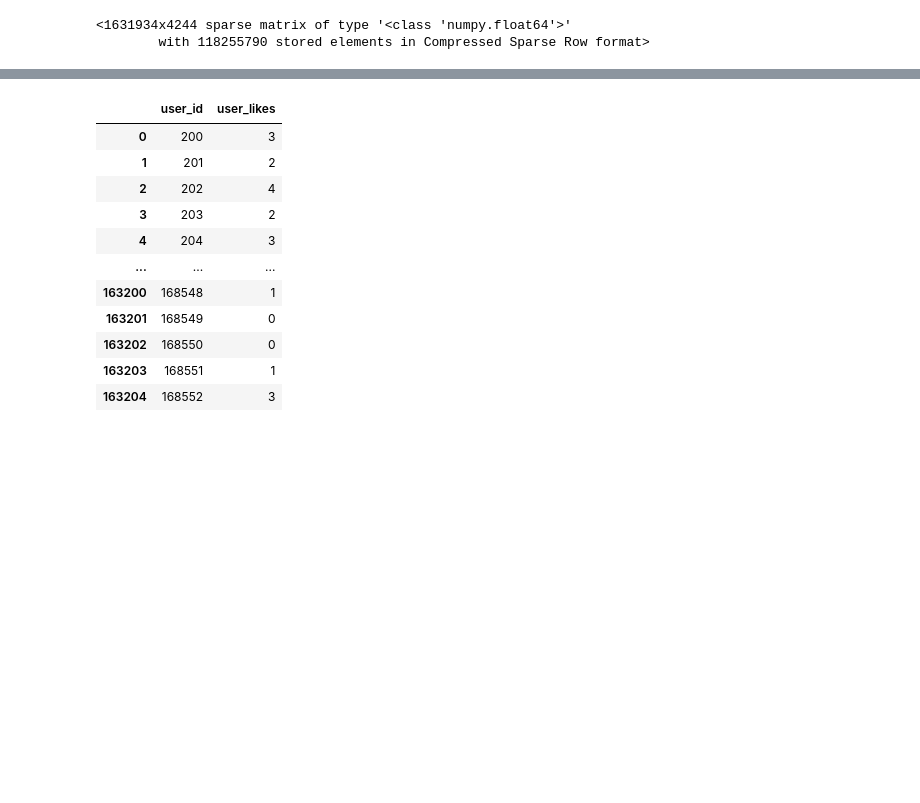
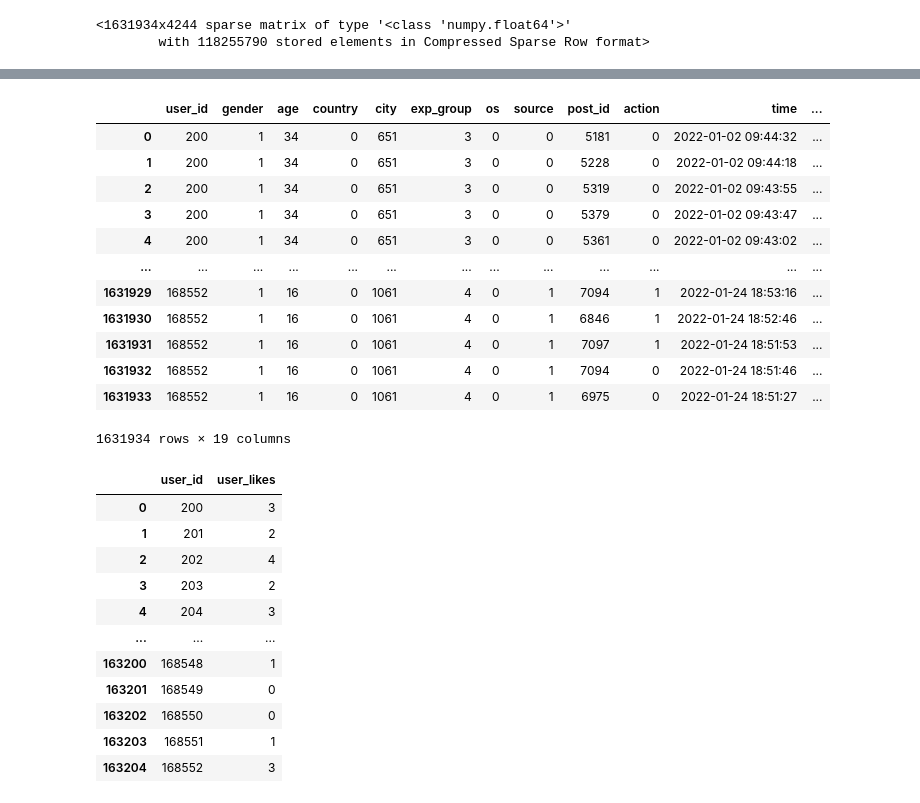
Before and after one commit to swhistle/fastapi-app, a Jupyter notebook: internals/scripts/data_preprocessing/data_preprocessing.ipynb, the cells around one changed output, grey strips where cells are left out. Drawn from its saved outputs; the diff is of its cells as text; code cells hidden in the pictures; blank space fills up the shorter version.

```diff
--- a/internals/scripts/data_preprocessing/data_preprocessing.ipynb
+++ b/internals/scripts/data_preprocessing/data_preprocessing.ipynb
@@ -419,6 +151,19 @@ df_tfidf
 # %%
-df_tfidf.drop('stemmed_text', axis=1, inplace=True)
-df_tfidf
+df_tfidf.drop('text', axis=1, inplace=True)
+# %% [output]
+|  | user_id | gender | age | country | city | exp_group | os | source | post_id | action | time | ... |
+| 0 | 200 | 1 | 34 | 0 | 651 | 3 | 0 | 0 | 5181 | 0 | 2022-01-02 09:44:32 | ... |
+| 1 | 200 | 1 | 34 | 0 | 651 | 3 | 0 | 0 | 5228 | 0 | 2022-01-02 09:44:18 | ... |
+| 2 | 200 | 1 | 34 | 0 | 651 | 3 | 0 | 0 | 5319 | 0 | 2022-01-02 09:43:55 | ... |
+| 3 | 200 | 1 | 34 | 0 | 651 | 3 | 0 | 0 | 5379 | 0 | 2022-01-02 09:43:47 | ... |
+| 4 | 200 | 1 | 34 | 0 | 651 | 3 | 0 | 0 | 5361 | 0 | 2022-01-02 09:43:02 | ... |
+| ... | ... | ... | ... | ... | ... | ... | ... | ... | ... | ... | ... | ... |
+| 1631929 | 168552 | 1 | 16 | 0 | 1061 | 4 | 0 | 1 | 7094 | 1 | 2022-01-24 18:53:16 | ... |
+| 1631930 | 168552 | 1 | 16 | 0 | 1061 | 4 | 0 | 1 | 6846 | 1 | 2022-01-24 18:52:46 | ... |
+| 1631931 | 168552 | 1 | 16 | 0 | 1061 | 4 | 0 | 1 | 7097 | 1 | 2022-01-24 18:51:53 | ... |
+| 1631932 | 168552 | 1 | 16 | 0 | 1061 | 4 | 0 | 1 | 7094 | 0 | 2022-01-24 18:51:46 | ... |
+| 1631933 | 168552 | 1 | 16 | 0 | 1061 | 4 | 0 | 1 | 6975 | 0 | 2022-01-24 18:51:27 | ... |
+1631934 rows × 19 columns
 # %%
 df_tfidf.to_csv('../../data/data_preprocessed_tfidf.csv', index=False, sep=';')
 # %%
```
Also changed, not shown: parts of 41 cells of this notebook.
